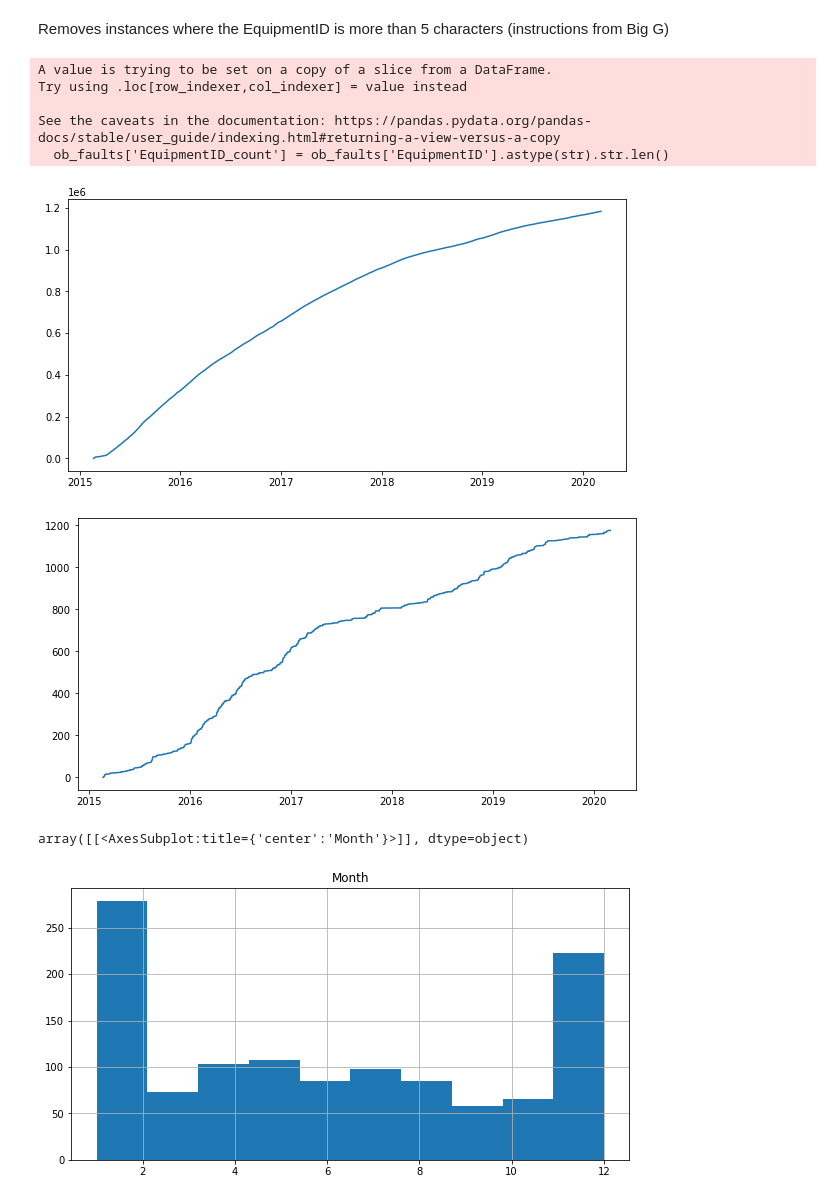
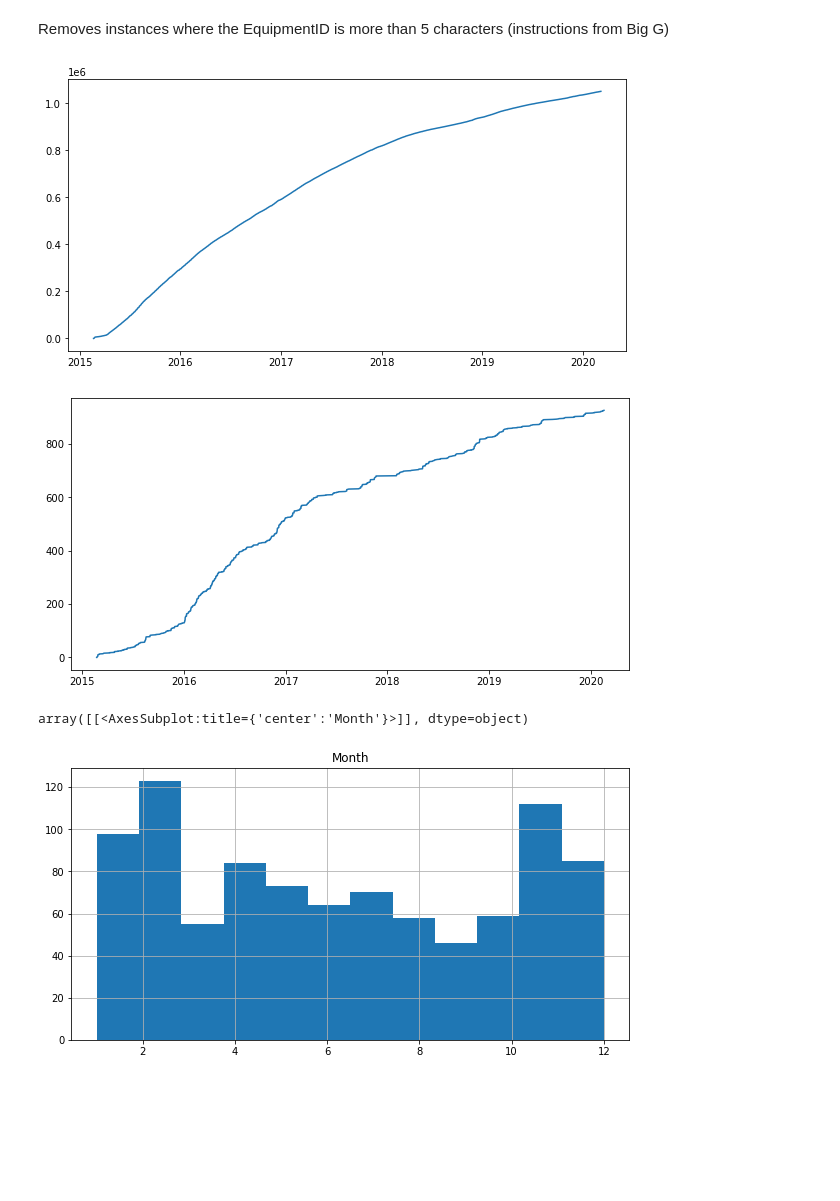
Before and after one commit to nss-data-science-cohort-5/big_g_express-eye_of_the_tiger, a Jupyter notebook: notebooks/big_g_analysis.ipynb, the cells around one changed output. Drawn from its saved outputs; the diff is of its cells as text; code cells hidden in the pictures; blank space fills up the shorter version.

```diff
--- a/notebooks/big_g_analysis.ipynb
+++ b/notebooks/big_g_analysis.ipynb
@@ -70,21 +78,17 @@ ob_faults['EventTimeStamp'] =  pd.to_datetime(ob_faults['EventTimeStamp'], forma
 Adds a check for instances where the location is in the values Big G instructed us to ignore.
 # %%
 ob_faults['repair_center'] = False
-ob_faults.loc[(ob_faults['Longitude'].astype('str').str.contains(r'-86.4347\d+')) & (ob_faults['Latitude'].astype('str').str.contains(r'36.0666\d+')), 'repair_center'] = True
-ob_faults.loc[(ob_faults['Longitude'].astype('str').str.contains(r'-86.4438\d+')) & (ob_faults['Latitude'].astype('str').str.contains(r'35.5883\d+')), 'repair_center'] = True
-ob_faults.loc[(ob_faults['Longitude'].astype('str').str.contains(r'-83.1747\d+')) & (ob_faults['Latitude'].astype('str').str.contains(r'36.1950\d+')), 'repair_center'] = True
+ob_faults.loc[(ob_faults['Longitude'].astype('str').str.contains(r'-86.4\d+')) & (ob_faults['Latitude'].astype('str').str.contains(r'36.0\d+')), 'repair_center'] = True
+ob_faults.loc[(ob_faults['Longitude'].astype('str').str.contains(r'-86.44\d+')) & (ob_faults['Latitude'].astype('str').str.contains(r'35.58\d+')), 'repair_center'] = True
+ob_faults.loc[(ob_faults['Longitude'].astype('str').str.contains(r'-83.17\d+')) & (ob_faults['Latitude'].astype('str').str.contains(r'36.19\d+')), 'repair_center'] = True
 ob_faults = ob_faults[ob_faults['repair_center']==False]
 # %% [markdown]
 Removes instances where the EquipmentID is more than 5 characters (instructions from Big G)
 # %%
 ob_faults['EquipmentID_count'] = ob_faults['EquipmentID'].astype(str).str.len()
 ob_faults = ob_faults[ob_faults['EquipmentID_count'] < 6]
-# %% [output]
-A value is trying to be set on a copy of a slice from a DataFrame.
-Try using .loc[row_indexer,col_indexer] = value instead
-
-See the caveats in the documentation: https://pandas.pydata.org/pandas-docs/stable/user_guide/indexing.html#returning-a-view-versus-a-copy
-  ob_faults['EquipmentID_count'] = ob_faults['EquipmentID'].astype(str).str.len()
+# %%
+ob_faults['EquipmentID'] = ob_faults['EquipmentID'].astype(str)
 # %%
 combined_df = ob_faults.drop(columns=['actionDescription','EquipmentID_count','repair_center','faultValue'])
 # %%
@@ -96,7 +100,7 @@ x = time_sorted['EventTimeStamp']
 plt.plot(x,y)
 plt.show()
 # %% [output]
-[figure, old version]
+[figure, new version]
 # %%
 five_years = combined_df[(combined_df['EventTimeStamp'] > '2012-01-01') & (combined_df['EventTimeStamp'] < '2022-01-01')]
 derate_five = five_years[five_years['spn']==5246]
@@ -107,17 +111,17 @@ x = time_sorted['EventTimeStamp']
 plt.plot(x,y)
 plt.show()
 # %% [output]
-[figure, old version]
+[figure, new version]
 # %%
 combined_df['Month'] = pd.DatetimeIndex(combined_df['EventTimeStamp']).month
 # %%
 five_years = combined_df[(combined_df['EventTimeStamp'] > '2012-01-01') & (combined_df['EventTimeStamp'] < '2022-01-01')]
 
 derate_five = five_years[five_years['spn']==5246]
 
 time_sorted = derate_five[['Month']]
 monthprint = derate_five.groupby('Month').count()
-derate_five.hist(column='Month')
+derate_five.hist(column='Month', bins=12)
 # %% [output]
 array([[<AxesSubplot:title={'center':'Month'}>]], dtype=object)
-[figure, old version]
+[figure, new version]
```
Also changed, not shown: parts of 28 cells of this notebook.
